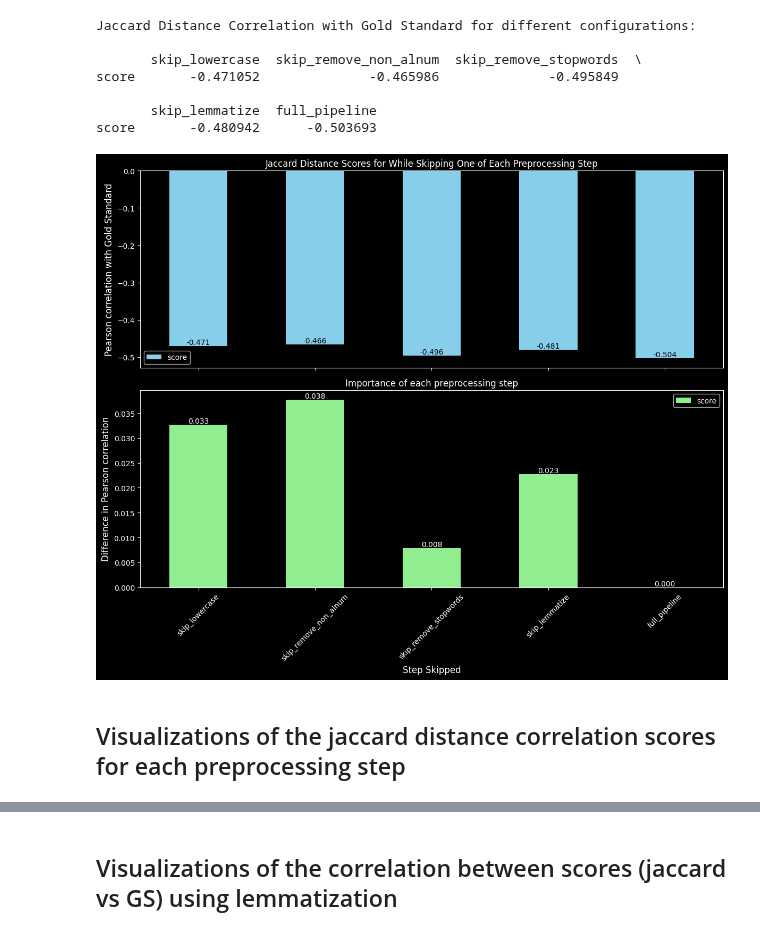
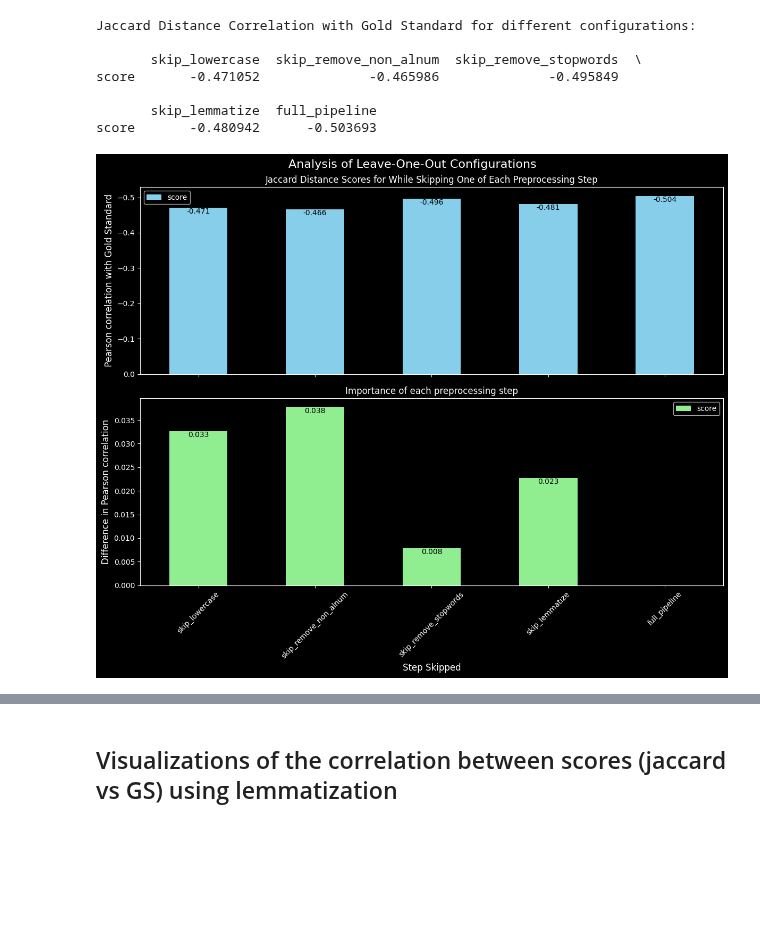
Before and after one commit to ZachParent/mai-intro-to-human-language-technologies, a Jupyter notebook: lab3/lab3.ipynb, the cells around one changed output, grey strips where cells are left out. Drawn from its saved outputs; the diff is of its cells as text; code cells hidden in the pictures; blank space fills up the shorter version.

Commit message:
update words or lemmas conclusions

```diff
--- a/lab3/lab3.ipynb
+++ b/lab3/lab3.ipynb
@@ -139,9 +139,14 @@ s1_alnum = s1_lower.apply(remove_non_alnum)
 s2_alnum = s2_lower.apply(remove_non_alnum)
 results['remove_non_alnum'] = score_jaccard_vector(jaccard_vector(s1_alnum, s2_alnum))
 
+# Remove stopwords
+s1_remove_stopwords = s1_alnum.apply(remove_stopwords)
+s2_remove_stopwords = s2_alnum.apply(remove_stopwords)
+results['remove_stopwords'] = score_jaccard_vector(jaccard_vector(s1_remove_stopwords, s2_remove_stopwords))
+
 # Lemmatize
-s1_lemmas = s1_alnum.apply(lemmatize_many)
-s2_lemmas = s2_alnum.apply(lemmatize_many)
+s1_lemmas = s1_remove_stopwords.apply(lemmatize_many)
+s2_lemmas = s2_remove_stopwords.apply(lemmatize_many)
 results['lemmatize'] = score_jaccard_vector(jaccard_vector(s1_lemmas, s2_lemmas))
 
 dt["jaccard_lemmatized"] = jaccard_vector(s1_lemmas, s2_lemmas)
@@ -200,0 +165,15 @@ score -0.450498 -0.462495         -0.490289         -0.480942  -0.503693
+# %%
+# Plot bar chart
+plt.figure(figsize=(10, 6))
+results.T.plot(kind='line', color=['purple'])
+plt.title('Jaccard Distance Scores after Each Preprocessing Step')
+plt.xlabel('Preprocessing Step')
+plt.ylabel('Pearson correlation with Gold Standard')
+plt.xticks(rotation=45)
+plt.gca().invert_yaxis()  # Invert the y-axis
+plt.tight_layout()
+
+# Annotate chart values
+for i, v in enumerate(results.values[0]):
+    plt.text(i, v, f'{v:.3f}', ha='center', va='bottom', color='white')
+plt.show()
@@ -244,33 +226,34 @@ score       -0.480942      -0.503693
 # %%
 # Plot bar chart for leave-one-out results and differences from full pipeline
 fig, (ax1, ax2) = plt.subplots(2, 1, figsize=(12, 10), sharex=True)
+
+fig.suptitle('Analysis of Leave-One-Out Configurations', fontsize=16)
 
 # Original bar chart
 leave_one_out_results.T.plot(kind='bar', color=['skyblue'], ax=ax1)
 ax1.set_title('Jaccard Distance Scores for While Skipping One of Each Preprocessing Step')
 ax1.set_ylabel('Pearson correlation with Gold Standard', fontsize=12)
+ax1.invert_yaxis()
 
 
 # Annotate original bar chart values
 for i, v in enumerate(leave_one_out_results.values[0]):
-    ax1.text(i, v, f'{v:.3f}', ha='center', va='bottom', color='black')
+    ax1.text(i, v, f'{v:.3f}', ha='center', va='top', color='black')
 
 # Calculate and plot differences from full pipeline
 full_pipeline_score = leave_one_out_results['full_pipeline'].values[0]
 differences = leave_one_out_results.subtract(full_pipeline_score).T
 differences.plot(kind='bar', color=['lightgreen'], ax=ax2)
 ax2.set_title('Importance of each preprocessing step')
 ax2.set_xlabel('Step Skipped', fontsize=12)
 ax2.set_ylabel('Difference in Pearson correlation', fontsize=12)
 ax2.tick_params(axis='x', rotation=45)
 
 # Annotate difference bar chart values
 for i, v in enumerate(differences.values):
-    ax2.text(i, v, f'{v[0]:.3f}', ha='center', va='bottom' if v[0] >= 0 else 'top')
+    ax2.text(i, v, f'{v[0]:.3f}', ha='center', va='top', color='black')
 
 plt.tight_layout()
 plt.show()
 # %% [output]
-[figure, old version]
+[figure, new version]
-# %% [markdown]
-## Visualizations of the jaccard distance correlation scores for each preprocessing step
```
Also changed, not shown: parts of 10 cells of this notebook.
